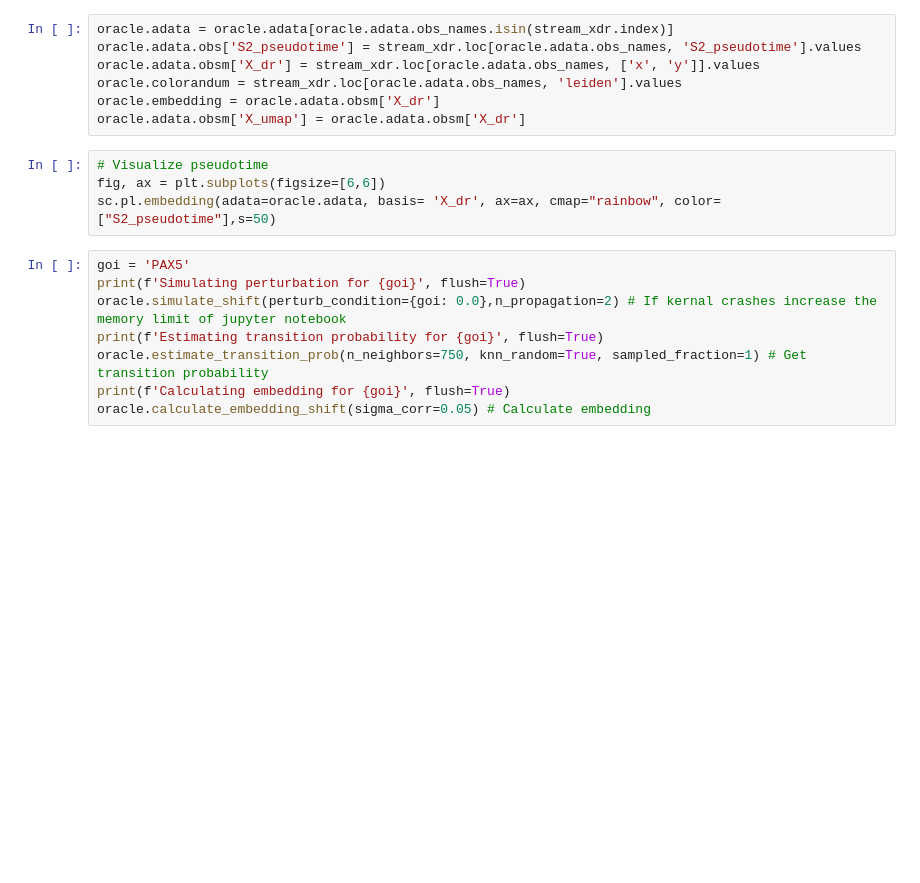
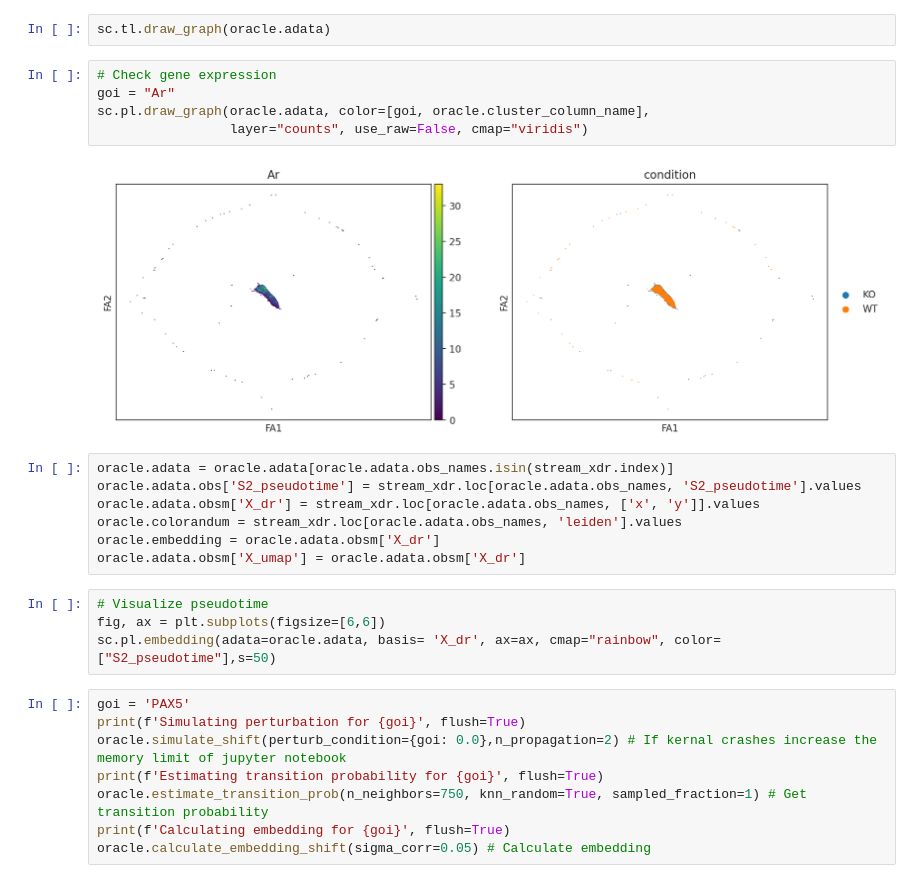
Before and after one commit to sachha-naksha/TA_muscle_ageing, a Jupyter notebook: py_scripts/grn_inference/4_TF_KO_sim.ipynb, the cells around one changed output. Saved outputs shown, nothing was run; the diff lists cells and outputs as text; blank space fills up the shorter version.

```diff
--- a/py_scripts/grn_inference/4_TF_KO_sim.ipynb
+++ b/py_scripts/grn_inference/4_TF_KO_sim.ipynb
@@ -27,3 +82,12 @@ stream_xdr = pd.read_csv("/ocean/projects/cis240075p/asachan/datasets/TA_muscle/
+# %%
+sc.tl.draw_graph(oracle.adata)
+# %%
+# Check gene expression
+goi = "Ar"
+sc.pl.draw_graph(oracle.adata, color=[goi, oracle.cluster_column_name],
+                 layer="counts", use_raw=False, cmap="viridis")
+# %% [output]
+[figure, added]
 # %%
 oracle.adata = oracle.adata[oracle.adata.obs_names.isin(stream_xdr.index)]
 oracle.adata.obs['S2_pseudotime'] = stream_xdr.loc[oracle.adata.obs_names, 'S2_pseudotime'].values
```
Also changed, not shown: parts of 6 cells of this notebook, 1 other file.
